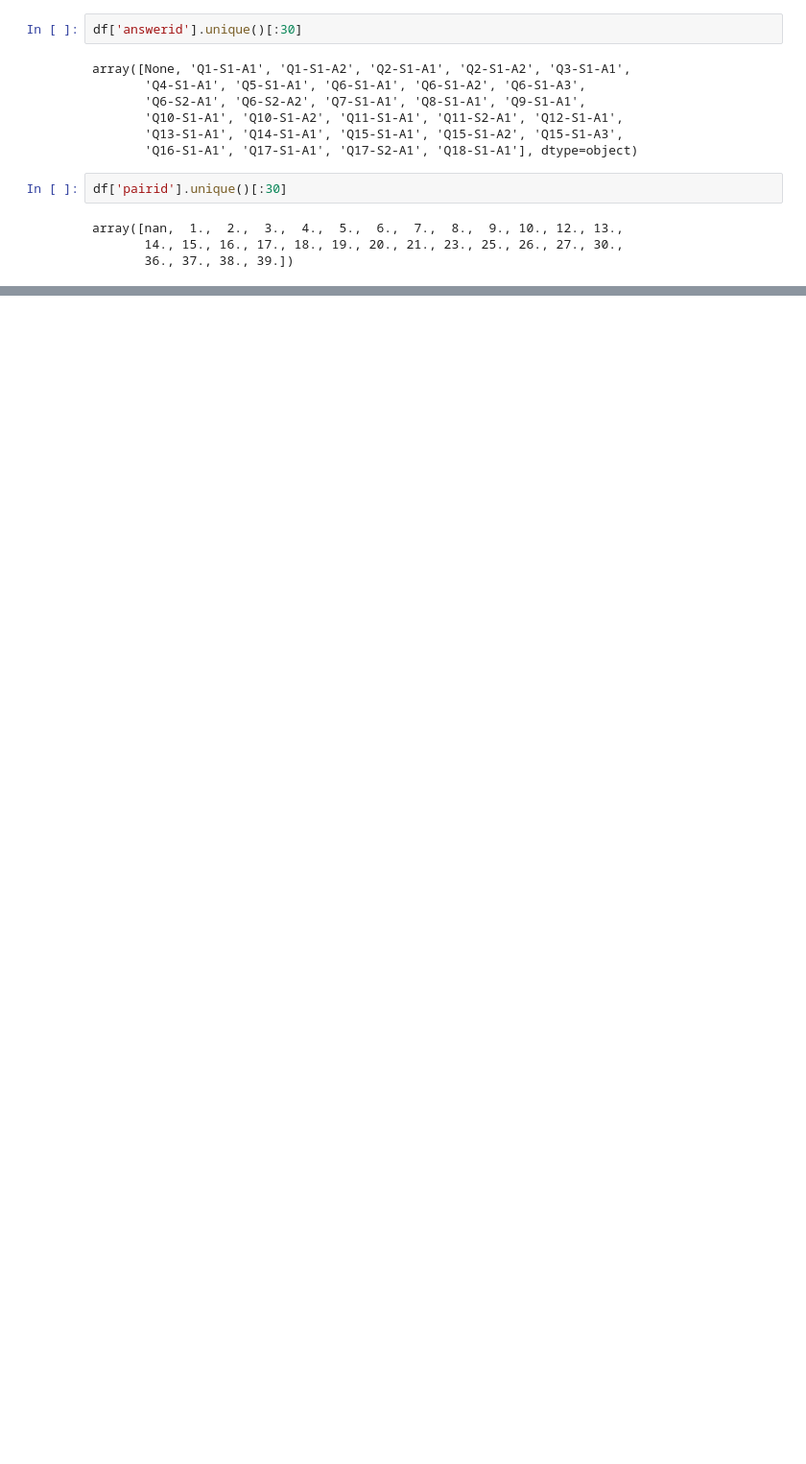
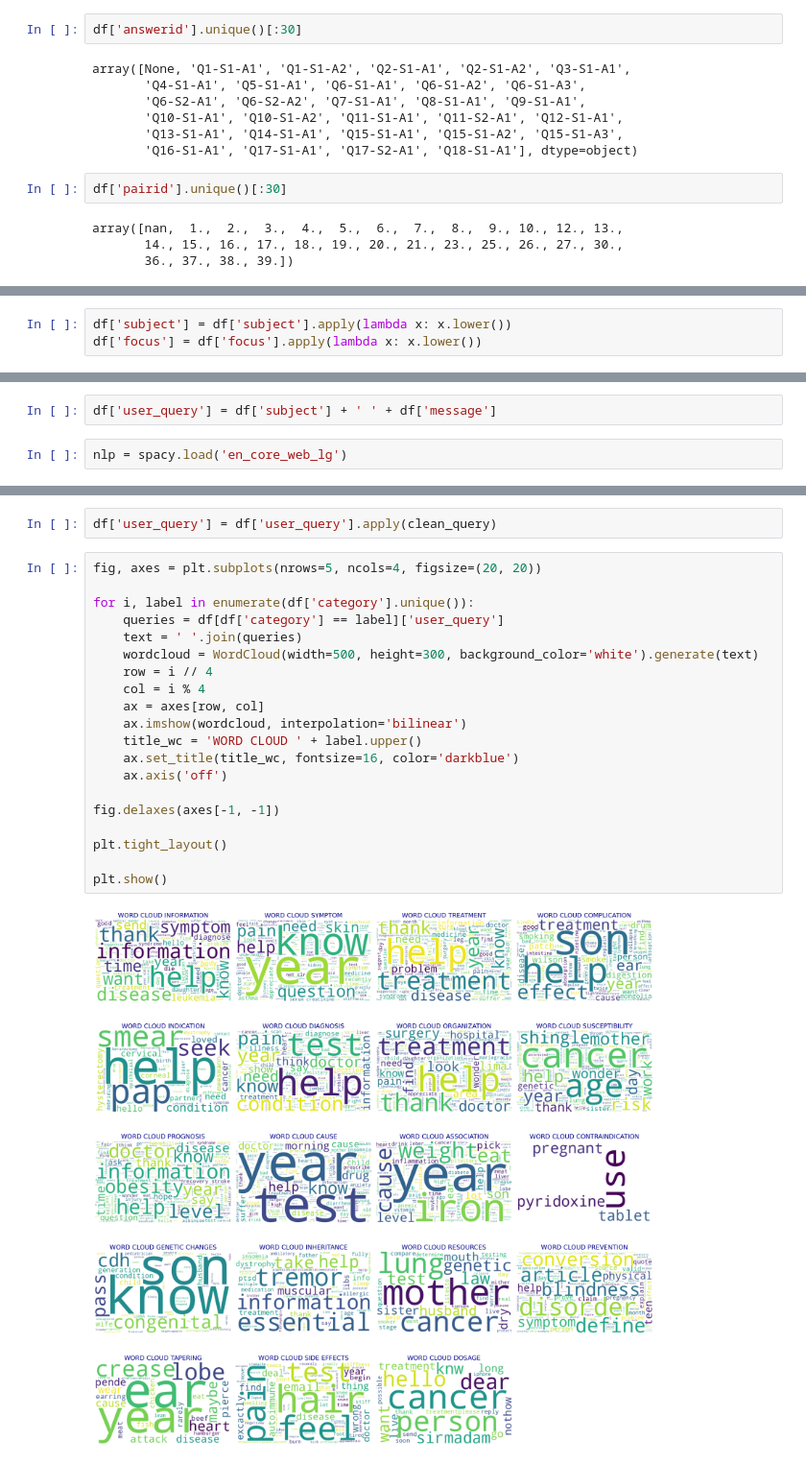
Before and after one commit to NataliaBarquin/TFB_Natalia_Barquin, a Jupyter notebook: notebooks/analysis.ipynb, the cells around one changed output, grey strips where cells are left out. Shown at 96% size. Cells and saved outputs as stored; diff of their text form; blank space fills up the shorter version.

```diff
--- a/notebooks/analysis.ipynb
+++ b/notebooks/analysis.ipynb
@@ -259,0 +304,3 @@ df = df[["C", "A", "B"]]
+# %%
+df['subject'] = df['subject'].apply(lambda x: x.lower())
+df['focus'] = df['focus'].apply(lambda x: x.lower())
@@ -259,0 +311,4 @@ df = df[["C", "A", "B"]]
+# %%
+df['user_query'] = df['subject'] + ' ' + df['message']
+# %%
+nlp = spacy.load('en_core_web_lg')
@@ -259,0 +350,24 @@ df = df[["C", "A", "B"]]
+# %%
+df['user_query'] = df['user_query'].apply(clean_query)
+# %%
+fig, axes = plt.subplots(nrows=5, ncols=4, figsize=(20, 20))
+
+for i, label in enumerate(df['category'].unique()):
+    queries = df[df['category'] == label]['user_query']
+    text = ' '.join(queries)
+    wordcloud = WordCloud(width=500, height=300, background_color='white').generate(text)
+    row = i // 4
+    col = i % 4
+    ax = axes[row, col]
+    ax.imshow(wordcloud, interpolation='bilinear')
+    title_wc = 'WORD CLOUD ' + label.upper()
+    ax.set_title(title_wc, fontsize=16, color='darkblue')
+    ax.axis('off')
+
+fig.delaxes(axes[-1, -1])
+
+plt.tight_layout()
+
+plt.show()
+# %% [output]
+[figure, added]
```
Also changed, not shown: parts of 40 cells of this notebook, 21 other files.
